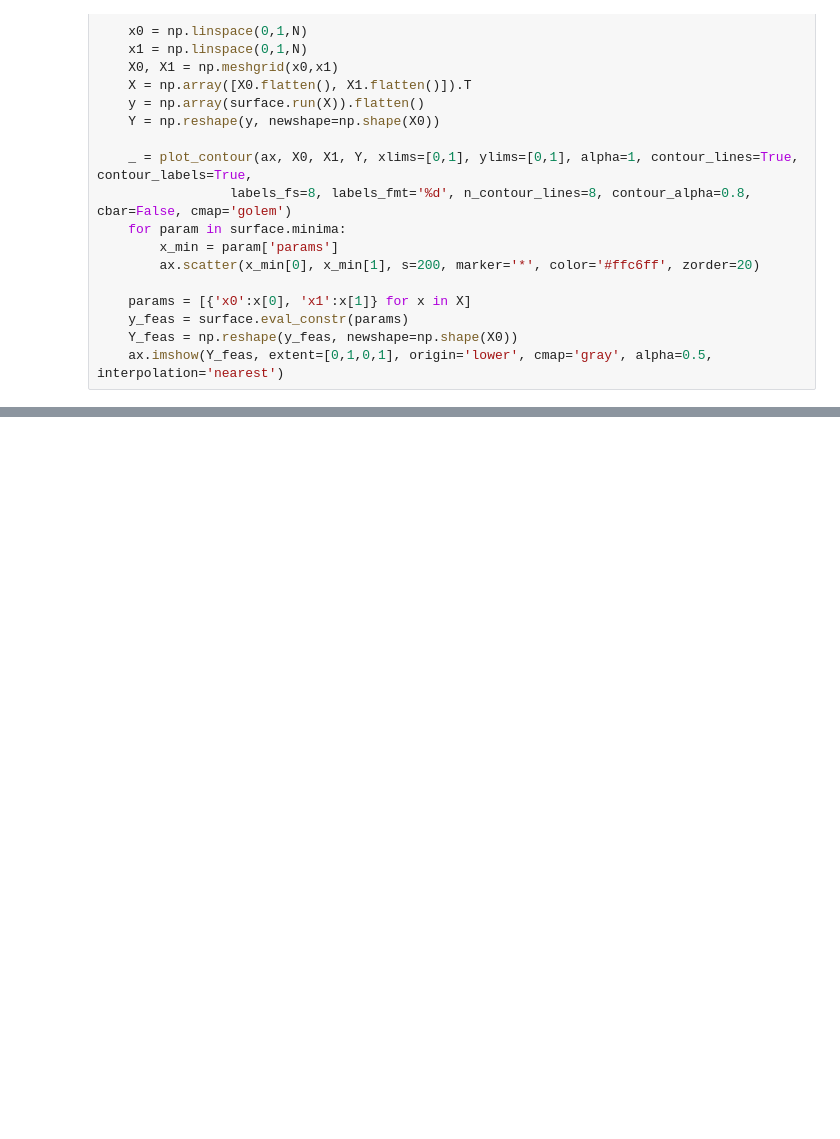
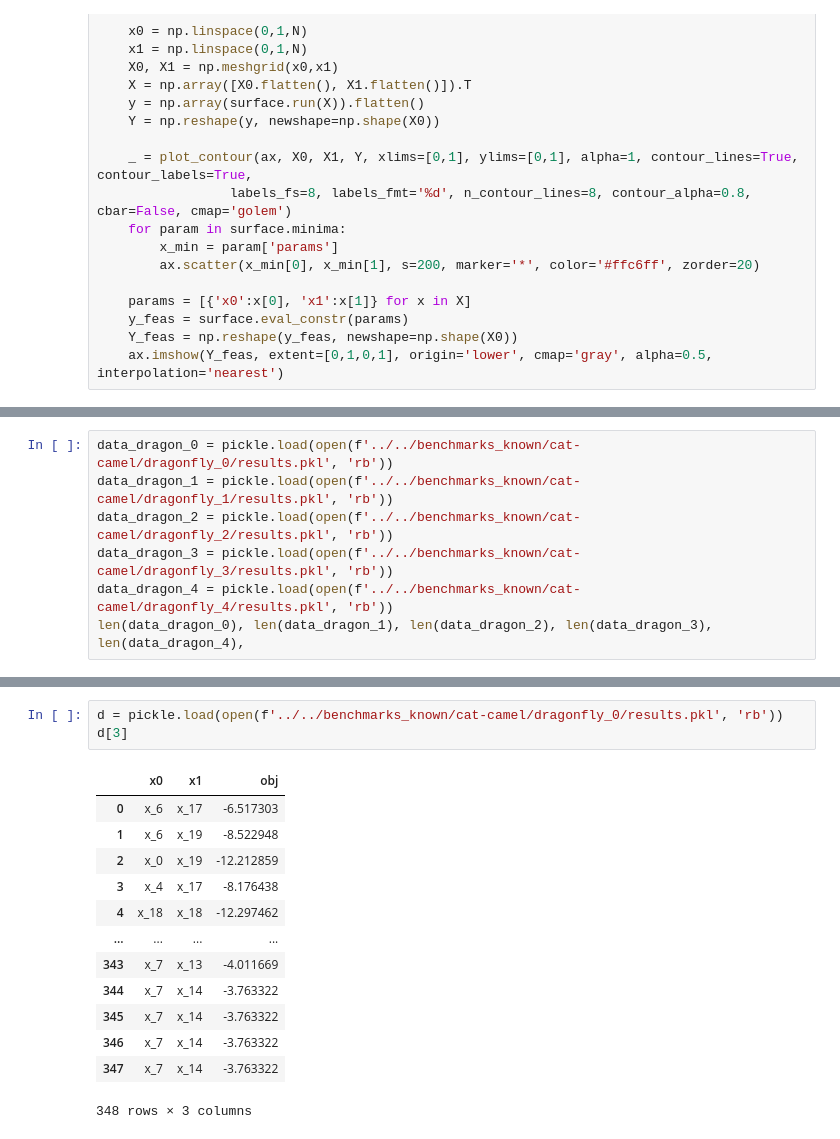
Before and after one commit to aspuru-guzik-group/gryffin-known-constraints, a Jupyter notebook: analysis/known-constraints/kwn-analysis.ipynb, the cells around one changed output, grey strips where cells are left out. Saved outputs shown, nothing was run; the diff lists cells and outputs as text; blank space fills up the shorter version.

```diff
--- a/analysis/known-constraints/kwn-analysis.ipynb
+++ b/analysis/known-constraints/kwn-analysis.ipynb
@@ -756,0 +919,7 @@ print(feas_count, feas_count/441)
+# %%
+data_dragon_0 = pickle.load(open(f'../../benchmarks_known/cat-camel/dragonfly_0/results.pkl', 'rb'))
+data_dragon_1 = pickle.load(open(f'../../benchmarks_known/cat-camel/dragonfly_1/results.pkl', 'rb'))
+data_dragon_2 = pickle.load(open(f'../../benchmarks_known/cat-camel/dragonfly_2/results.pkl', 'rb'))
+data_dragon_3 = pickle.load(open(f'../../benchmarks_known/cat-camel/dragonfly_3/results.pkl', 'rb'))
+data_dragon_4 = pickle.load(open(f'../../benchmarks_known/cat-camel/dragonfly_4/results.pkl', 'rb'))
+len(data_dragon_0), len(data_dragon_1), len(data_dragon_2), len(data_dragon_3), len(data_dragon_4),
@@ -756,0 +947,17 @@ print(feas_count, feas_count/441)
+# %%
+d = pickle.load(open(f'../../benchmarks_known/cat-camel/dragonfly_0/results.pkl', 'rb'))
+d[3]
+# %% [output]
+|  | x0 | x1 | obj |
+| 0 | x_6 | x_17 | -6.517303 |
+| 1 | x_6 | x_19 | -8.522948 |
+| 2 | x_0 | x_19 | -12.212859 |
+| 3 | x_4 | x_17 | -8.176438 |
+| 4 | x_18 | x_18 | -12.297462 |
+| ... | ... | ... | ... |
+| 343 | x_7 | x_13 | -4.011669 |
+| 344 | x_7 | x_14 | -3.763322 |
+| 345 | x_7 | x_14 | -3.763322 |
+| 346 | x_7 | x_14 | -3.763322 |
+| 347 | x_7 | x_14 | -3.763322 |
+348 rows × 3 columns
```
Also changed, not shown: parts of 43 cells of this notebook, 14 other files.
